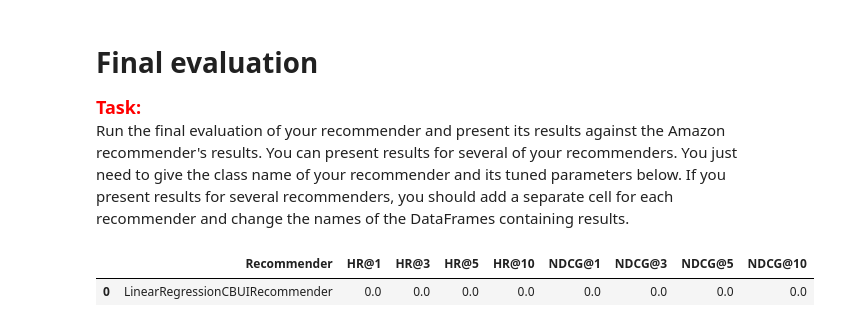
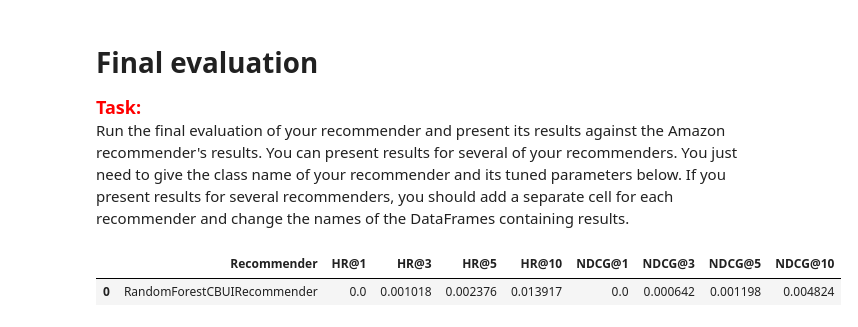
Before and after one commit to Alexxiia/recommender-system-project1, a Jupyter notebook: project_1_recommender_and_evaluation.ipynb, the cells around one changed output. Cells and saved outputs as stored; diff of their text form; code cells hidden in the pictures.

```diff
--- a/project_1_recommender_and_evaluation.ipynb
+++ b/project_1_recommender_and_evaluation.ipynb
@@ -631,20 +627,20 @@ print(best_param_set)
 <span style="color:red"><font size="4">**Task:**</font></span><br>
 Run the final evaluation of your recommender and present its results against the Amazon recommender's results. You can present results for several of your recommenders. You just need to give the class name of your recommender and its tuned parameters below. If you present results for several recommenders, you should add a separate cell for each recommender and change the names of the DataFrames containing results.
 # %%
-cb_user_item_recommender = LinearRegressionCBUIRecommender(
-    **{'n_neg_per_pos': 3})  # Initialize your recommender here with the best params from tuning
+cb_user_item_recommender = RandomForestCBUIRecommender(
+    **{'n_neg_per_pos': 9, 'n_estimators': 276, 'max_depth': 7, 'min_samples_split': 19})  # Initialize your recommender here with the best params from tuning
 
 # Give the name of your recommender in the line below
-linear_cbui_tts_results = [['LinearRegressionCBUIRecommender'] + list(evaluate_train_test_split_implicit(
-    cb_user_item_recommender, interactions_df.head(20), items_df))]
+linear_cbui_tts_results = [['RandomForestCBUIRecommender'] + list(evaluate_train_test_split_implicit(
+    cb_user_item_recommender, interactions_df, items_df))]
 
 linear_cbui_tts_results = pd.DataFrame(
     linear_cbui_tts_results, columns=['Recommender', 'HR@1', 'HR@3', 'HR@5', 'HR@10', 'NDCG@1', 'NDCG@3', 'NDCG@5', 'NDCG@10'])
 
 display(linear_cbui_tts_results)
 # %% [output]
 |  | Recommender | HR@1 | HR@3 | HR@5 | HR@10 | NDCG@1 | NDCG@3 | NDCG@5 | NDCG@10 |
-| 0 | LinearRegressionCBUIRecommender | 0.0 | 0.0 | 0.0 | 0.0 | 0.0 | 0.0 | 0.0 | 0.0 |
+| 0 | RandomForestCBUIRecommender | 0.0 | 0.001018 | 0.002376 | 0.013917 | 0.0 | 0.000642 | 0.001198 | 0.004824 |
 # %%
 from recommenders.amazon_recommender import AmazonRecommender
 
```
Also changed, not shown: parts of 1 cell of this notebook, 9 other files.
